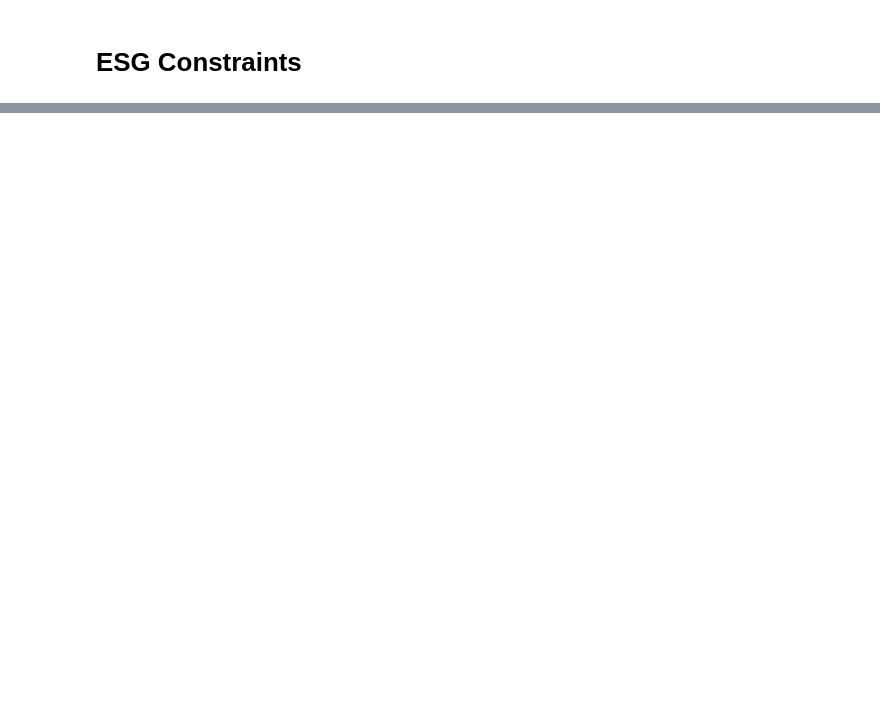
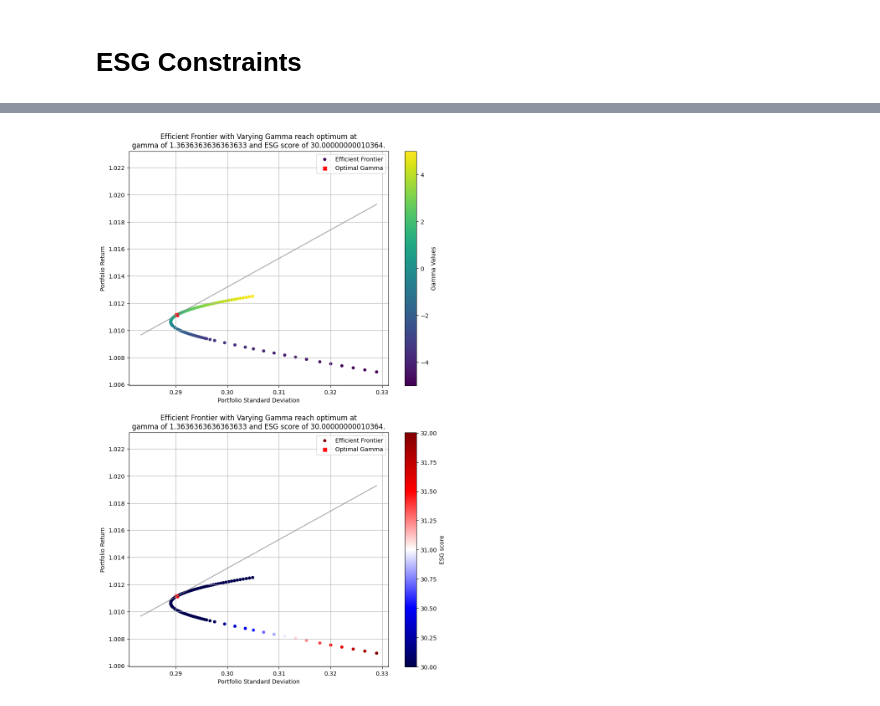
Before and after one commit to antoinedte/-Allocation_de_portefeuille_sous_contrainte_ESG, a Jupyter notebook: exploration/exploration_JPM_AAPL_BP.ipynb, the cells around one changed output, grey strips where cells are left out. Saved outputs shown, nothing was run; the diff lists cells and outputs as text; code cells hidden in the pictures; blank space fills up the shorter version.

```diff
--- a/exploration/exploration_JPM_AAPL_BP.ipynb
+++ b/exploration/exploration_JPM_AAPL_BP.ipynb
@@ -395,2 +387,10 @@ plt.show()
 # %% [markdown]
 # ESG Constraints
+# %%
+# Sustainalytics scores [APPL, BP, JPM] -> the smaller, the better
+SUSTAINALYTICS_SCORES = [17.2, 34.6, 29.3]
+# Score max
+MAX_SCORE = 30
+# %%
+def constraint_ESG_max(x_weights):
+    return np.dot(SUSTAINALYTICS_SCORES, x_weights) - MAX_SCORE
@@ -396,0 +400,88 @@ plt.show()
+# %%
+
+# Calculate the mean returns and covariance matrix
+mean_returns = mu_hat
+cov_matrix = omega_hat
+
+# Define constraints
+constraints = ({'type': 'eq', 'fun': constraint_fully_invested}, # fully invested portfolio
+               {'type': 'ineq', 'fun':constraint_ESG_max}) # ESG constraint
+
+bounds = [(-1, 1)] * N_ASSETS # possession of asset in [-1, 1]
+
+
+# Initialize weights
+initial_weights = np.ones(N_ASSETS) / N_ASSETS
+
+# Lists to store results
+weights_gamma = []
+mu_x, mu_y = [], []
+sigma_x, sigma_y = [], []
+objective_values = []
+score_esg = []
+
+# Solve the problem for different values of gamma
+for gamma_val in GAMMA_VALUES:
+    result = minimize(objective, initial_weights, args=(gamma_val, mean_returns, cov_matrix),
+                      constraints=constraints, bounds=bounds)
+    # Save results
+    weights_gamma.append(list(result.x))
+    mu = np.dot(mean_returns, result.x)
+    mu_x.append(mu)
+    mu_y.append((1-ALPHA) * RISK_FREE_RATE + ALPHA * mu)
+
+    sigma = np.sqrt(np.dot(result.x.T, np.dot(cov_matrix, result.x)))
+    sigma_x.append(sigma)
+    sigma_y.append(ALPHA * sigma)
+
+    objective_values.append(-result.fun)
+
+    score_esg.append(np.dot(SUSTAINALYTICS_SCORES, list(result.x)))
+
+
+tangente_theta = [(a - RISK_FREE_RATE)/ b for a, b in zip(mu_y, sigma_y)]
+tangente_index = np.argmax(tangente_theta)
+gamma_tangent = GAMMA_VALUES[tangente_index]
+mu_x_tangent = mu_x[tangente_index]
+sigma_x_tangent = sigma_x[tangente_index]
+score_esg_tangent = score_esg[tangente_index]
+
+
+# Plot the efficient frontier
+plt.figure(figsize=(10, 16))
+#-- colorbar with gamma values
+plt.subplot(2, 1, 1)
+plt.scatter(sigma_x, mu_x, s=20, c=GAMMA_VALUES, cmap='viridis', label='Efficient Frontier')
+plt.colorbar(label='Gamma Values')
+plt.scatter(x=sigma_x_tangent, y=mu_x_tangent, marker='X', s=50, c='r', label='Optimal Gamma')
+# plot the tangent portfolio
+abscisses = [min(sigma_x)*0.98, max(sigma_x)]
+ordonnées = [RISK_FREE_RATE + (mu_x_tangent - RISK_FREE_RATE) / sigma_x_tangent * min(sigma_x)*0.98,
+            RISK_FREE_RATE + (mu_x_tangent - RISK_FREE_RATE) / sigma_x_tangent * max(sigma_x)]
+plt.plot(abscisses, ordonnées, alpha=0.7, c='grey')
+plt.title(f'Efficient Frontier with Varying Gamma reach optimum at\ngamma of {gamma_tangent} and ESG score of {score_esg_tangent}.')
+plt.xlabel('Portfolio Standard Deviation')
+plt.ylabel('Portfolio Return')
+plt.legend()
+plt.grid(True)
+plt.ylim((min(portfolio_returns)*0.999, max(portfolio_returns)*1.001))
+
+#-- colorbar with gamma values
+plt.subplot(2, 1, 2)
+plt.scatter(sigma_x, mu_x, s=20, c=score_esg, cmap='seismic', label='Efficient Frontier')
+plt.colorbar(label='ESG score')
+plt.scatter(x=sigma_x_tangent, y=mu_x_tangent, marker='X', s=50, c='r', label='Optimal Gamma')
+# plot the tangent portfolio
+abscisses = [min(sigma_x)*0.98, max(sigma_x)]
+ordonnées = [RISK_FREE_RATE + (mu_x_tangent - RISK_FREE_RATE) / sigma_x_tangent * min(sigma_x)*0.98,
+            RISK_FREE_RATE + (mu_x_tangent - RISK_FREE_RATE) / sigma_x_tangent * max(sigma_x)]
+plt.plot(abscisses, ordonnées, alpha=0.7, c='grey')
+plt.title(f'Efficient Frontier with Varying Gamma reach optimum at\ngamma of {gamma_tangent} and ESG score of {score_esg_tangent}.')
+plt.xlabel('Portfolio Standard Deviation')
+plt.ylabel('Portfolio Return')
+plt.legend()
+plt.grid(True)
+plt.ylim((min(portfolio_returns)*0.999, max(portfolio_returns)*1.001))
+plt.show()
+# %% [output]
+[figure, added]
```
Also changed, not shown: parts of 5 cells of this notebook.
